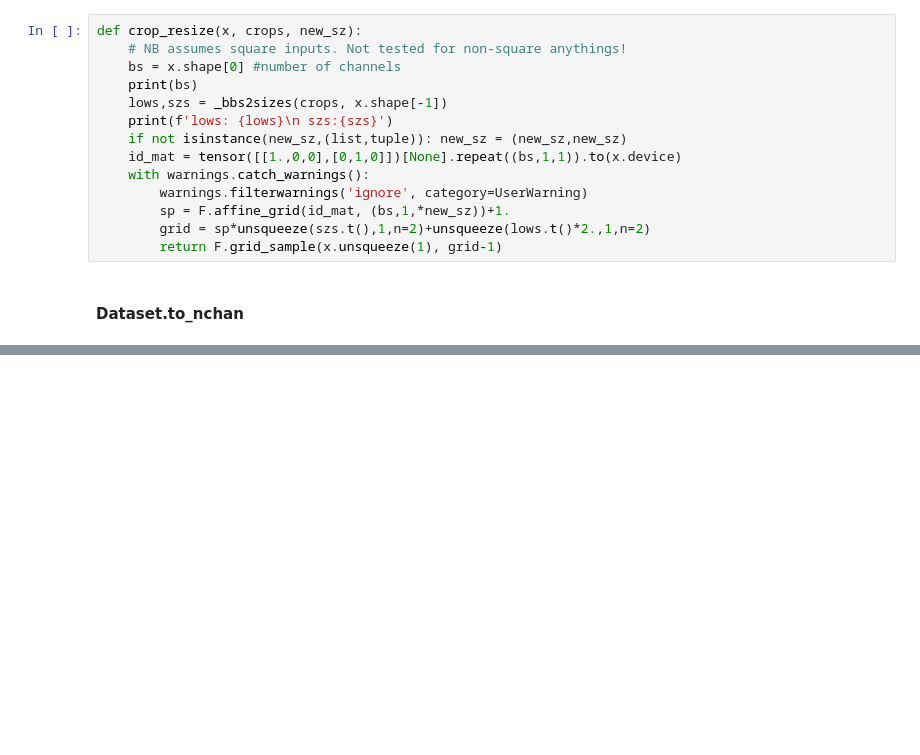
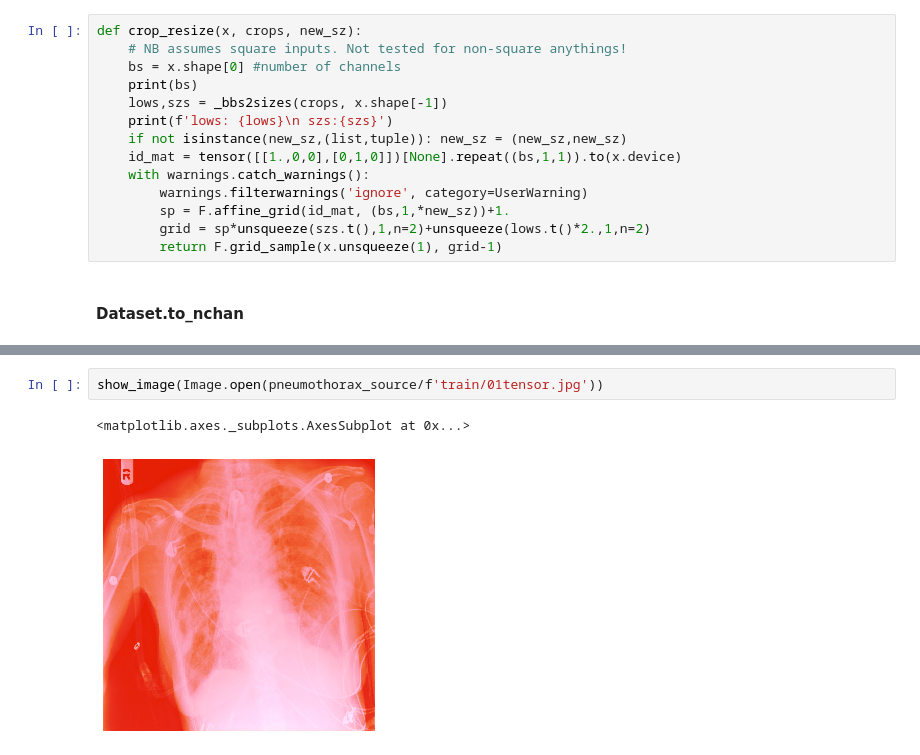
Before and after one commit to asvcode/covid19-translations, a Jupyter notebook: _notebooks/2020-04-28-Medical-Imaging-Part2.ipynb, the cells around one changed output, grey strips where cells are left out. Saved outputs shown, nothing was run; the diff lists cells and outputs as text; blank space fills up the shorter version.

```diff
--- a/_notebooks/2020-04-28-Medical-Imaging-Part2.ipynb
+++ b/_notebooks/2020-04-28-Medical-Imaging-Part2.ipynb
@@ -147,0 +169,5 @@ def crop_resize(x, crops, new_sz):
+# %%
+show_image(Image.open(pneumothorax_source/f'train/01tensor.jpg'))
+# %% [output]
+<matplotlib.axes._subplots.AxesSubplot at 0x...>
+[figure, added]
```
Also changed, not shown: parts of 8 cells of this notebook.
